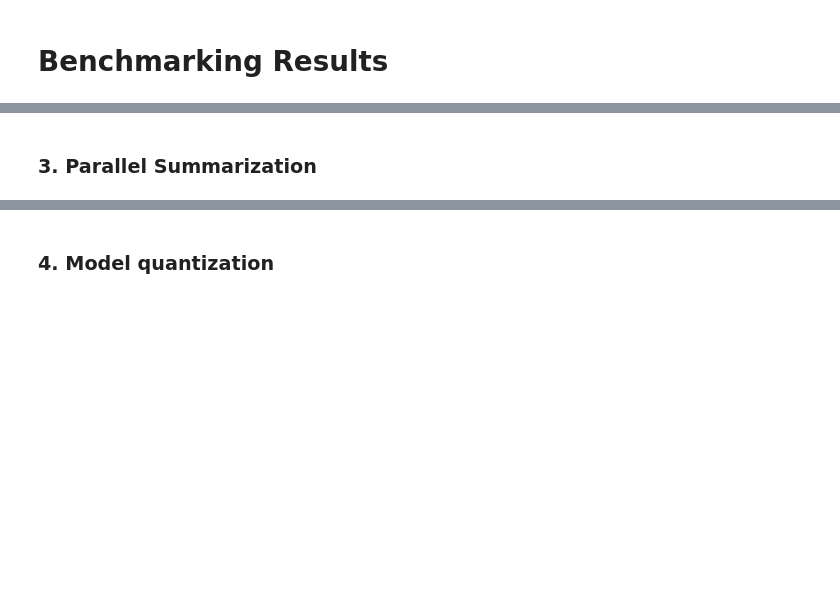
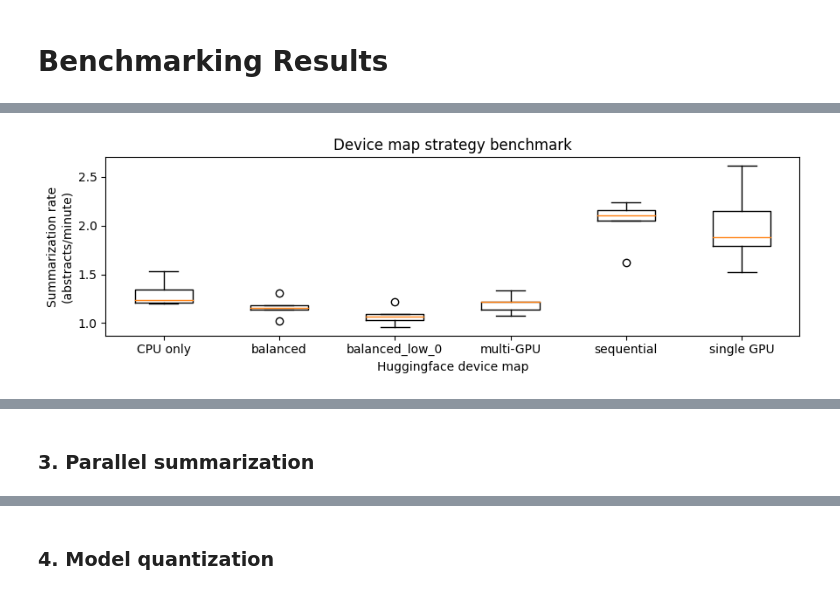
Before and after one commit to gperdrizet/PUBSUM, a Jupyter notebook: pubsum/notebooks/benchmarking_results.ipynb, the cells around one changed output, grey strips where cells are left out. Drawn from its saved outputs; the diff is of its cells as text; code cells hidden in the pictures; blank space fills up the shorter version.

```diff
--- a/pubsum/notebooks/benchmarking_results.ipynb
+++ b/pubsum/notebooks/benchmarking_results.ipynb
@@ -90,0 +22,7 @@ data.head()
+# %%
+data, plt = plot_funcs.device_map_plot('../benchmarks/huggingface_device_map/results.csv')
+
+plt.show()
+data.head()
+# %% [output]
+[figure, added]
@@ -91,2 +35,2 @@ data.head()
 # %% [markdown]
-### 3. Parallel Summarization
+### 3. Parallel summarization
```
Also changed, not shown: parts of 20 cells of this notebook, 1 other file.
